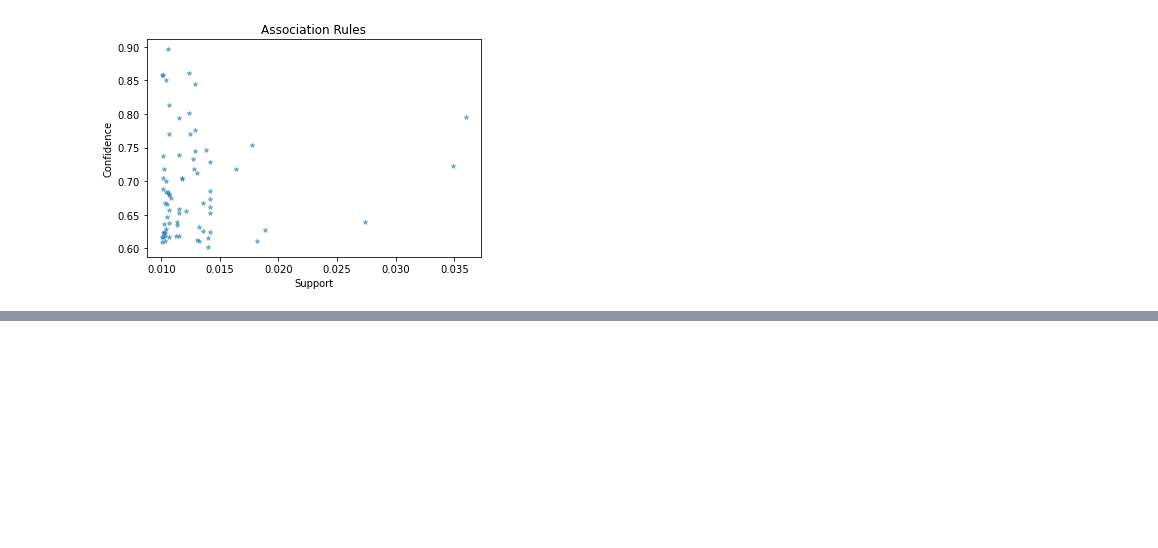
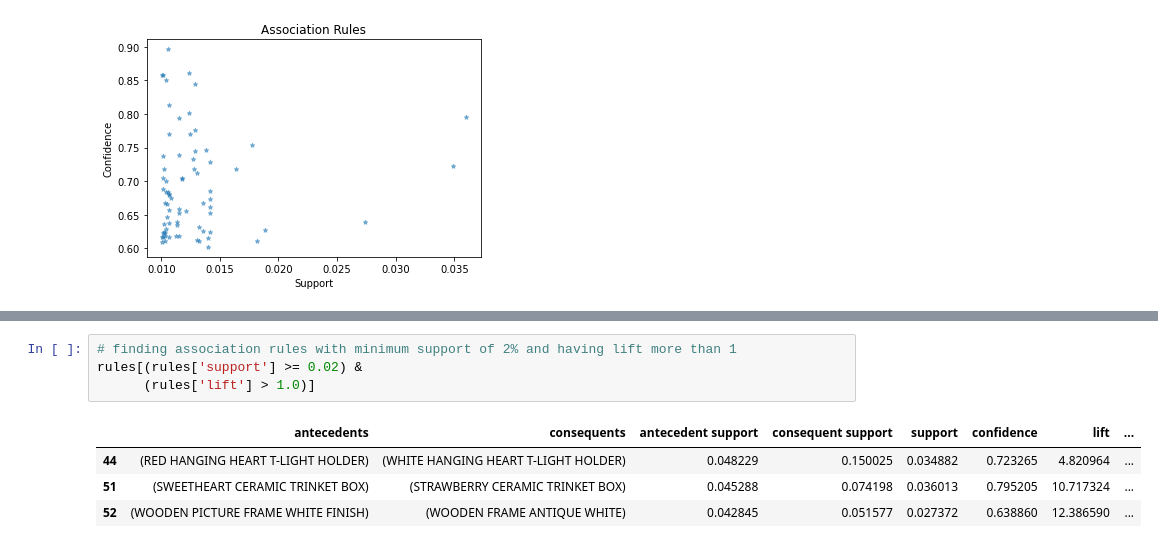
Before and after one commit to soumitrahazra/Market--Basket-Analysis, a Jupyter notebook: market_basket_analysis.ipynb, the cells around one changed output, grey strips where cells are left out. Drawn from its saved outputs; the diff is of its cells as text; blank space fills up the shorter version.

```diff
--- a/market_basket_analysis.ipynb
+++ b/market_basket_analysis.ipynb
@@ -257,0 +333,9 @@ plt.show()
+# %%
+# finding association rules with minimum support of 2% and having lift more than 1
+rules[(rules['support'] >= 0.02) &
+      (rules['lift'] > 1.0)]
+# %% [output]
+|  | antecedents | consequents | antecedent support | consequent support | support | confidence | lift | ... |
+| 44 | (RED HANGING HEART T-LIGHT HOLDER) | (WHITE HANGING HEART T-LIGHT HOLDER) | 0.048229 | 0.150025 | 0.034882 | 0.723265 | 4.820964 | ... |
+| 51 | (SWEETHEART CERAMIC TRINKET BOX) | (STRAWBERRY CERAMIC TRINKET BOX) | 0.045288 | 0.074198 | 0.036013 | 0.795205 | 10.717324 | ... |
+| 52 | (WOODEN PICTURE FRAME WHITE FINISH) | (WOODEN FRAME ANTIQUE WHITE) | 0.042845 | 0.051577 | 0.027372 | 0.638860 | 12.386590 | ... |
```
Also changed, not shown: parts of 6 cells of this notebook.
